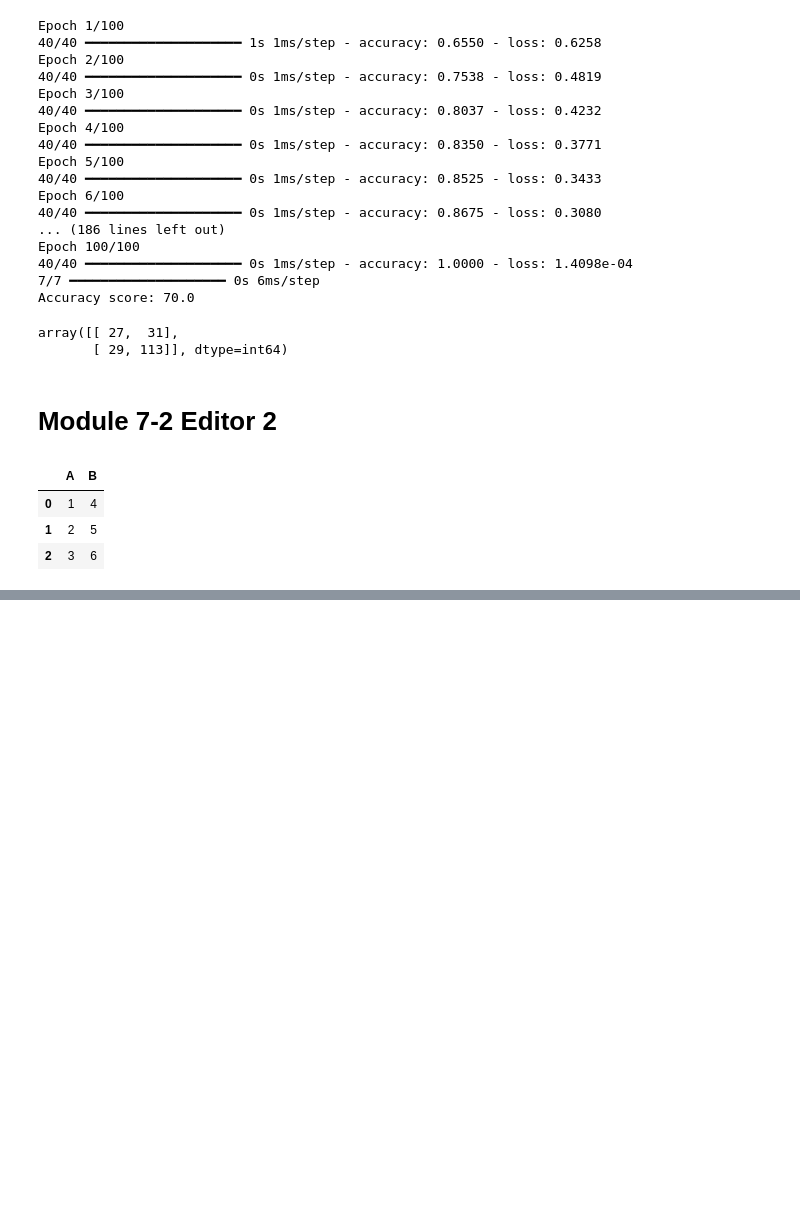
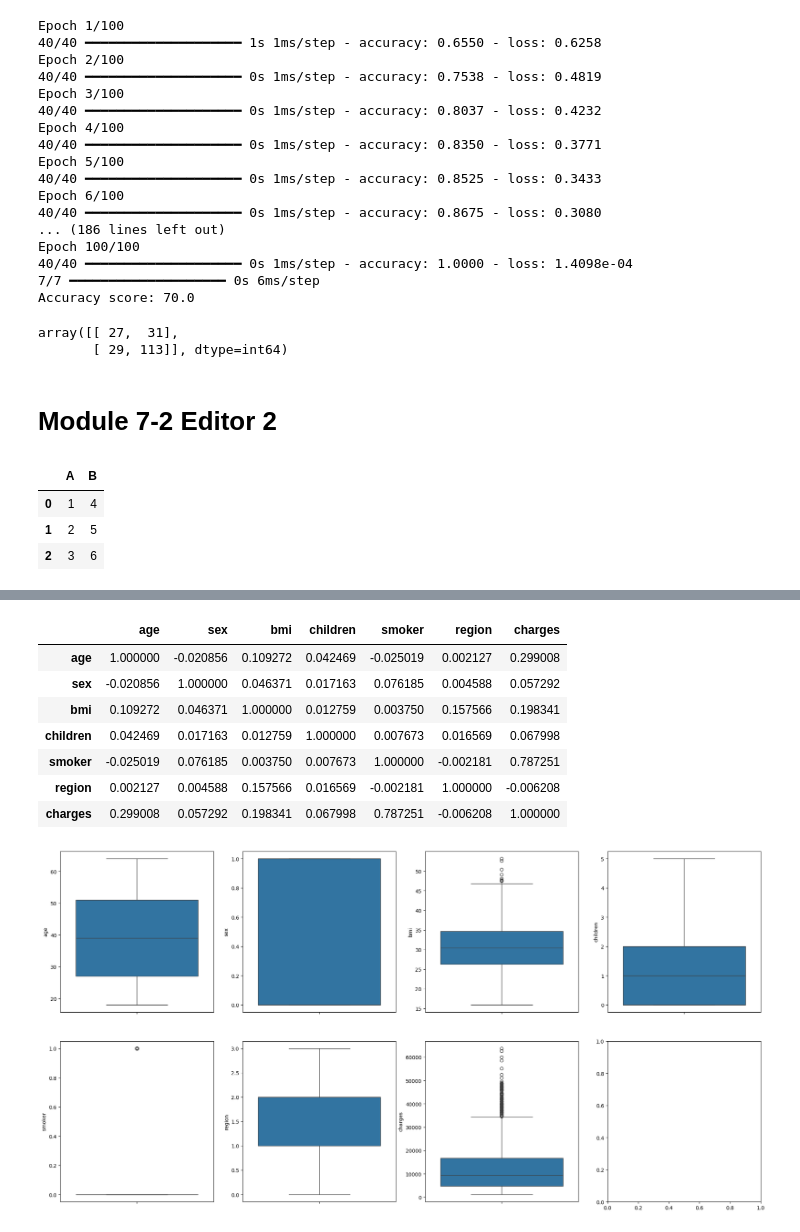
Before and after one commit to aminucf2002/RoboGardenAK, a Jupyter notebook: Module7-ANN/Module_7.ipynb, the cells around one changed output, grey strips where cells are left out. Drawn from its saved outputs; the diff is of its cells as text; code cells hidden in the pictures; blank space fills up the shorter version.

```diff
--- a/Module7-ANN/Module_7.ipynb
+++ b/Module7-ANN/Module_7.ipynb
@@ -136,0 +337,4 @@ main()
+# %%
+from pandas import read_csv
+dataset = read_csv('insurance.csv')
+print(dataset.shape)
@@ -136,0 +350,36 @@ main()
+# %%
+# drop empty and na data
+dataset.dropna(inplace=True)
+
+# check for empty data
+dataset.isnull().sum()
+
+# convert categorical data to numeric data
+from sklearn.preprocessing import LabelEncoder
+labelencoder = LabelEncoder()
+dataset['sex'] = labelencoder.fit_transform(dataset['sex'])
+dataset['region'] = labelencoder.fit_transform(dataset['region'])
+dataset['smoker'] = labelencoder.fit_transform(dataset['smoker'])
+
+import matplotlib.pyplot as plt
+import seaborn as sns
+fig, axs = plt.subplots(ncols=4, nrows=2, figsize=(20, 10))
+index = 0
+axs = axs.flatten()
+for k,v in dataset.items():
+    sns.boxplot(y=k, data=dataset, ax=axs[index])
+    index += 1
+plt.tight_layout(pad=0.4, w_pad=0.5, h_pad=5.0)
+
+#check correlation
+dataset.corr()
+# %% [output]
+|  | age | sex | bmi | children | smoker | region | charges |
+| age | 1.000000 | -0.020856 | 0.109272 | 0.042469 | -0.025019 | 0.002127 | 0.299008 |
+| sex | -0.020856 | 1.000000 | 0.046371 | 0.017163 | 0.076185 | 0.004588 | 0.057292 |
+| bmi | 0.109272 | 0.046371 | 1.000000 | 0.012759 | 0.003750 | 0.157566 | 0.198341 |
+| children | 0.042469 | 0.017163 | 0.012759 | 1.000000 | 0.007673 | 0.016569 | 0.067998 |
+| smoker | -0.025019 | 0.076185 | 0.003750 | 0.007673 | 1.000000 | -0.002181 | 0.787251 |
+| region | 0.002127 | 0.004588 | 0.157566 | 0.016569 | -0.002181 | 1.000000 | -0.006208 |
+| charges | 0.299008 | 0.057292 | 0.198341 | 0.067998 | 0.787251 | -0.006208 | 1.000000 |
+[figure, added]
```
Also changed, not shown: parts of 11 cells of this notebook, 4 other files.
